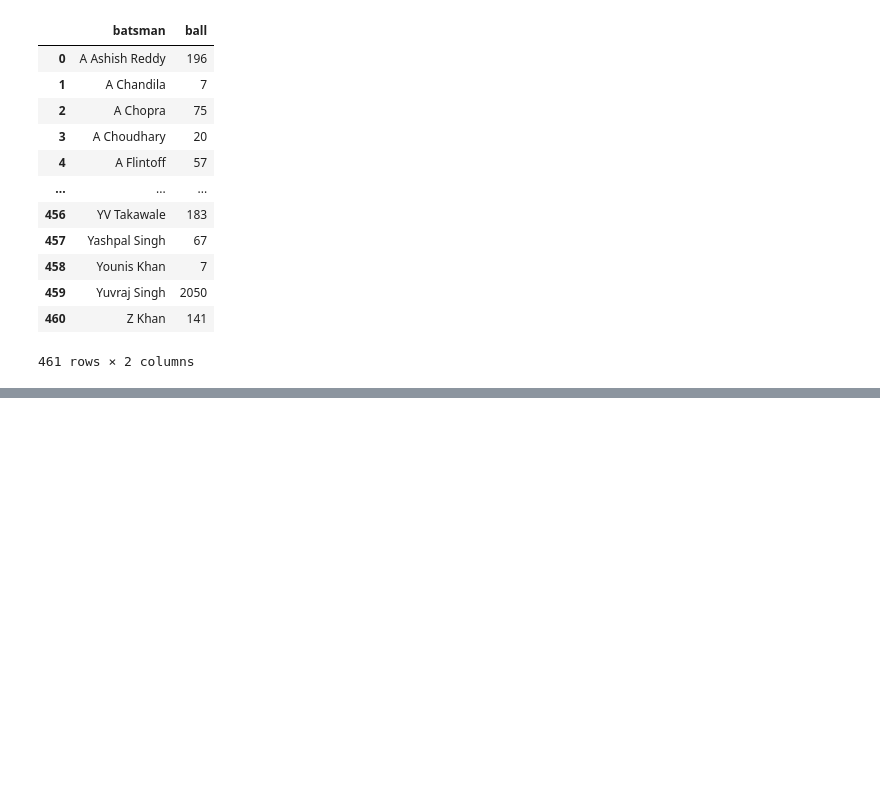
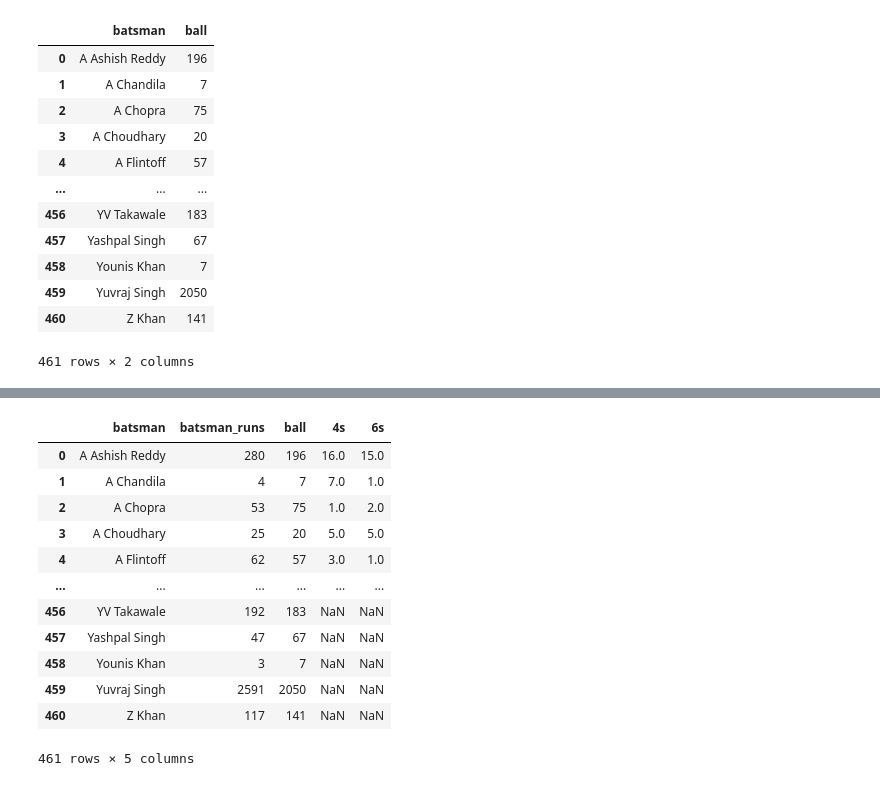
Before and after one commit to sheddyranking/IPL_Data_Analysis, a Jupyter notebook: deliveries_production.ipynb, the cells around one changed output, grey strips where cells are left out. Saved outputs shown, nothing was run; the diff lists cells and outputs as text; code cells hidden in the pictures; blank space fills up the shorter version.

Commit message:
analysed 4s,6s runs and concatinated all the df

```diff
--- a/deliveries_production.ipynb
+++ b/deliveries_production.ipynb
@@ -315,0 +335,6 @@ runs
+# %%
+## batsman_runs =4  by Each Player
+
+runs_4 = fours.groupby('batsman')['batsman_runs'].count().reset_index()
+runs_4.columns=['batsman','4s']
+runs_4
@@ -315,0 +374,4 @@ runs
+# %%
+six_6 = six.groupby('batsman')['batsman_runs'].count().reset_index()
+six_6.columns=['batsman','6s']
+six_6
@@ -315,0 +392,19 @@ runs
+# %%
+## Concatinate runs and second index of balls,runs_4,six_6 Dfs.
+
+player=pd.concat([runs,balls.iloc[:,1],runs_4.iloc[:,1],six_6.iloc[:,1]],axis=1)
+player
+# %% [output]
+|  | batsman | batsman_runs | ball | 4s | 6s |
+| 0 | A Ashish Reddy | 280 | 196 | 16.0 | 15.0 |
+| 1 | A Chandila | 4 | 7 | 7.0 | 1.0 |
+| 2 | A Chopra | 53 | 75 | 1.0 | 2.0 |
+| 3 | A Choudhary | 25 | 20 | 5.0 | 5.0 |
+| 4 | A Flintoff | 62 | 57 | 3.0 | 1.0 |
+| ... | ... | ... | ... | ... | ... |
+| 456 | YV Takawale | 192 | 183 | NaN | NaN |
+| 457 | Yashpal Singh | 47 | 67 | NaN | NaN |
+| 458 | Younis Khan | 3 | 7 | NaN | NaN |
+| 459 | Yuvraj Singh | 2591 | 2050 | NaN | NaN |
+| 460 | Z Khan | 117 | 141 | NaN | NaN |
+461 rows × 5 columns
```
Also changed, not shown: parts of 8 cells of this notebook.
